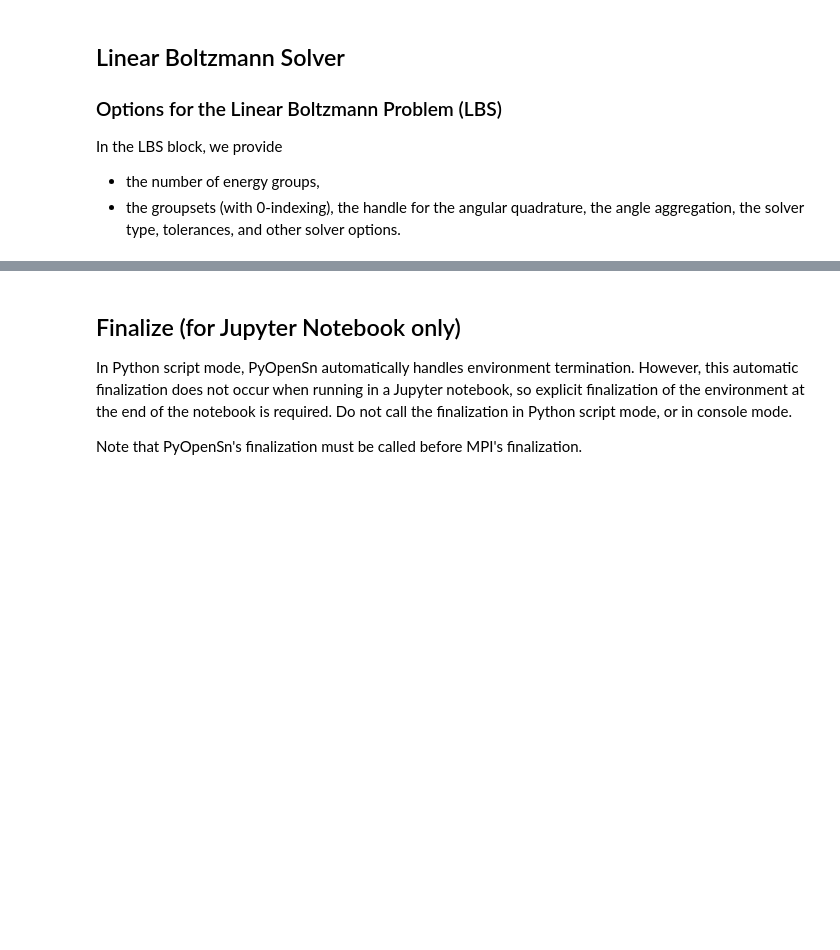
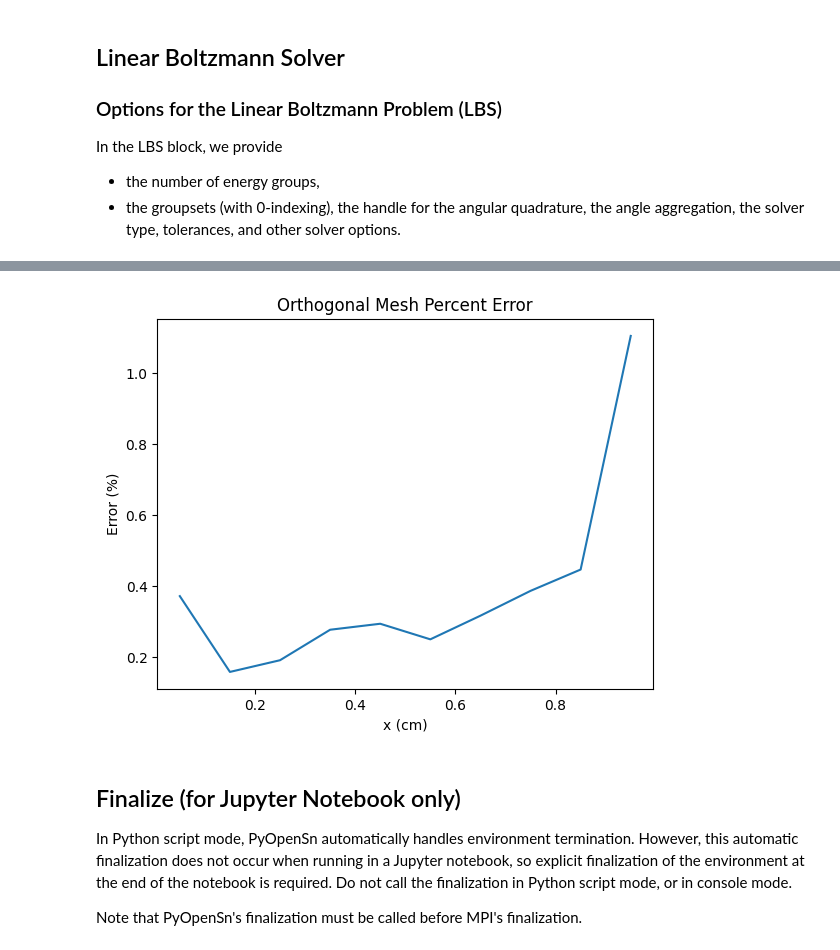
Before and after one commit to CamU8/opensn, a Jupyter notebook: tutorials/python/temp_spherical/problem_one.ipynb, the cells around one changed output, grey strips where cells are left out. Cells and saved outputs as stored; diff of their text form; code cells hidden in the pictures; blank space fills up the shorter version.

```diff
--- a/tutorials/python/temp_spherical/problem_one.ipynb
+++ b/tutorials/python/temp_spherical/problem_one.ipynb
@@ -199,0 +307,4 @@ FieldFunctionGridBased.ExportMultipleToVTK(
+# %%
+err = np.zeros(n_vols)
+err[:] = 100*abs(phi[:]-sim_vals[:])/phi[:]
+print(err)
@@ -200,3 +325,12 @@ FieldFunctionGridBased.ExportMultipleToVTK(
+# %%
+plt.figure(2)
+plt.plot(r_vals,err)
+plt.title("Orthogonal Mesh Percent Error")
+plt.ylabel("Error (%)")
+plt.xlabel("x (cm)")
+plt.show()
+# %% [output]
+[figure, added]
 # %% [markdown]
 ## Finalize (for Jupyter Notebook only)
 
```
Also changed, not shown: parts of 23 cells of this notebook, 25 other files.
